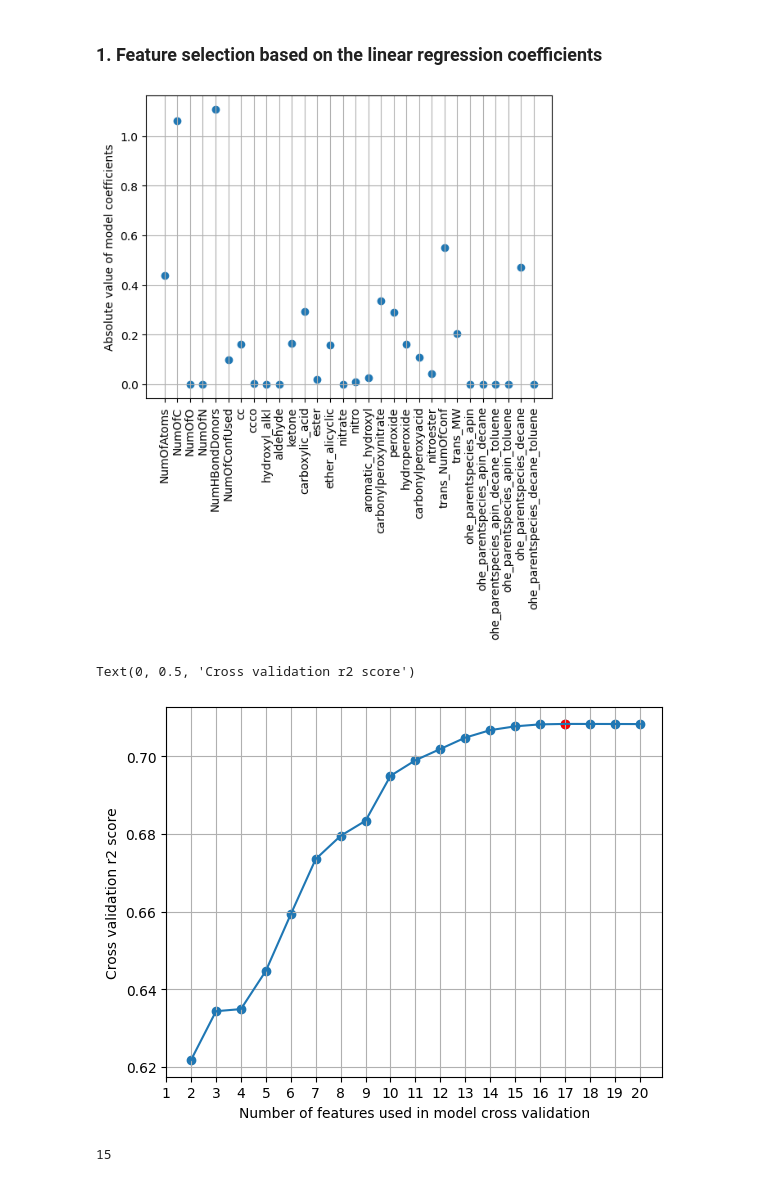
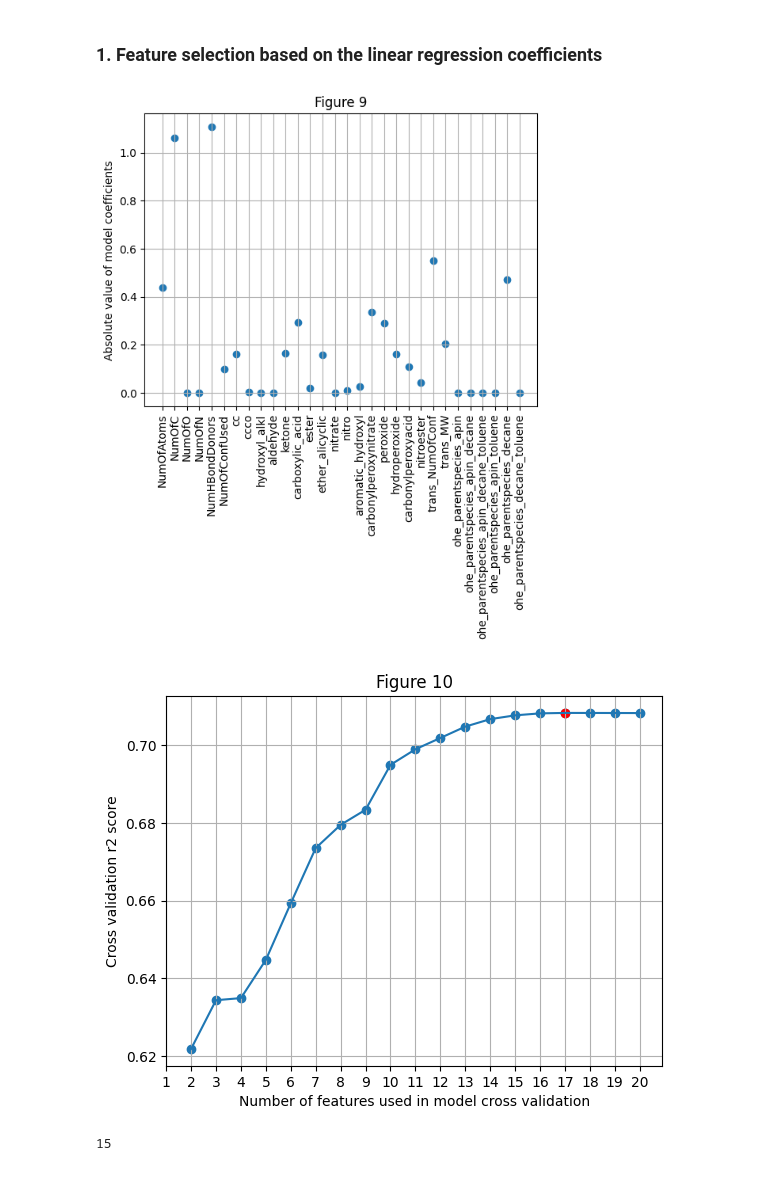
Before and after one commit to karl-helsinki/IMLProject, a Jupyter notebook: modelling.ipynb, the cells around one changed output. Saved outputs shown, nothing was run; the diff lists cells and outputs as text; code cells hidden in the pictures.

Commit message:
Improve plots generation

```diff
--- a/modelling.ipynb
+++ b/modelling.ipynb
@@ -386,26 +386,33 @@ After calculating the baseline scores, I can start feature selection. I will use
 # %%
 # New target transformation
 elasticnet.fit(x, y_trans)
+fig, ax = plt.subplots()
+fig.set_figwidth(12)
+fig.set_figheight(9)
 plt.scatter(np.arange(elasticnet.coef_.size), np.abs(elasticnet.coef_))
 plt.grid(True)
 plt.ylabel("Absolute value of model coefficients")
 plt.xticks(np.arange(elasticnet.coef_.size), x.columns, rotation='vertical')
-plt.show()
+plt.title("Figure 9")
+plt.savefig("data/pic/figure_9.png")
 # %% [output]
-[figure, old version]
+[figure, new version]
 # %%
 best_feats, best_feats_score, feats, feats_scores = find_best_feature_subset(elasticnet.coef_, lin_reg, x, y_trans)
-
+fig, ax = plt.subplots()
+fig.set_figwidth(12)
+fig.set_figheight(9)
 plt.plot([len(f) for f in feats], feats_scores)
 plt.scatter([len(f) for f in feats], feats_scores)
 plt.scatter(len(best_feats), best_feats_score, c='r')
 plt.grid(True)
 plt.xticks(np.arange(1, 21))
 plt.xlabel("Number of features used in model cross validation")
 plt.ylabel("Cross validation r2 score")
+plt.title("Figure 10")
+plt.savefig("data/pic/figure_10.png")
 # %% [output]
-Text(0, 0.5, 'Cross validation r2 score')
-[figure, old version]
+[figure, new version]
 # %%
 sel_feats = feats[13]
 len(sel_feats)
```
Also changed, not shown: parts of 8 cells of this notebook.
